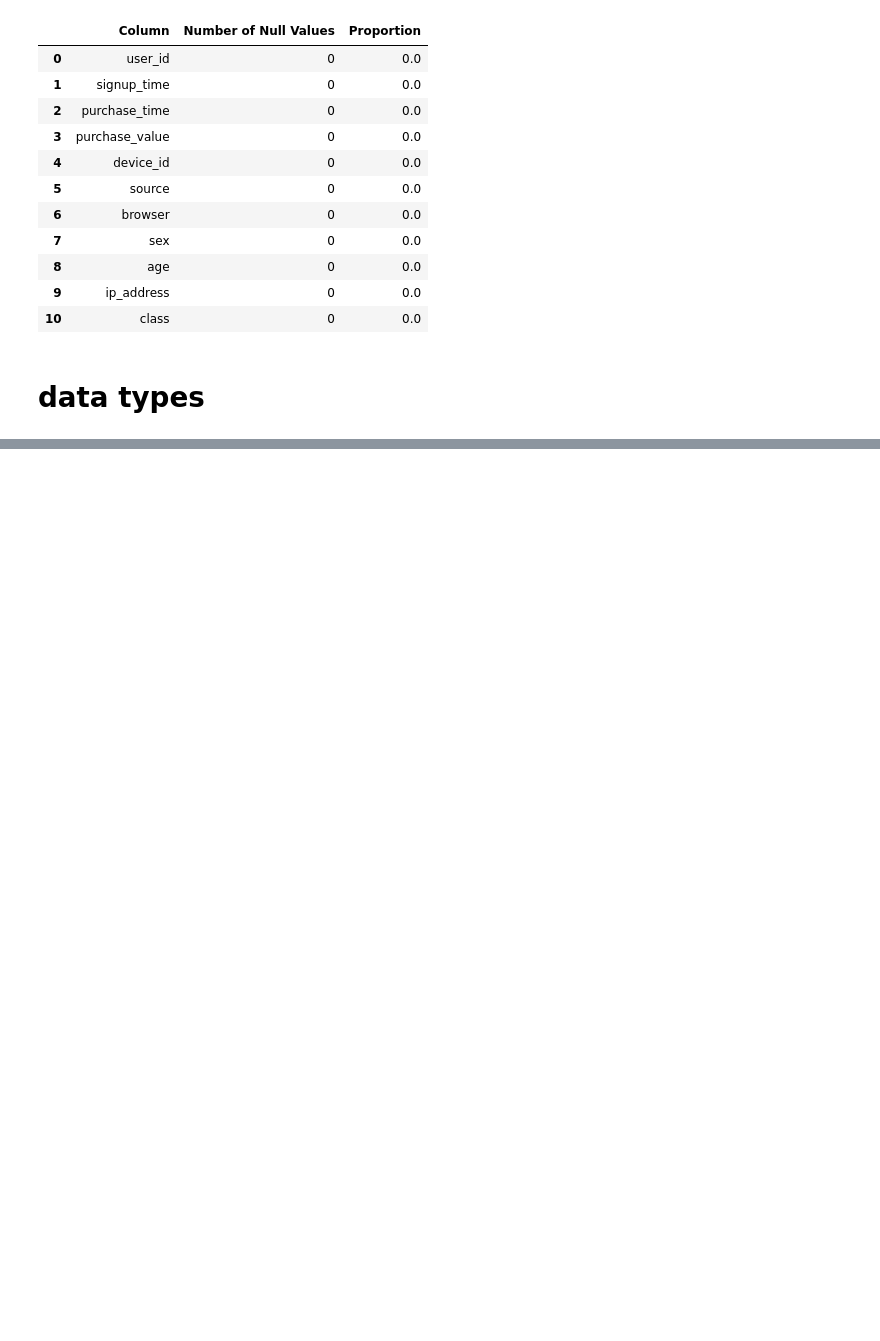
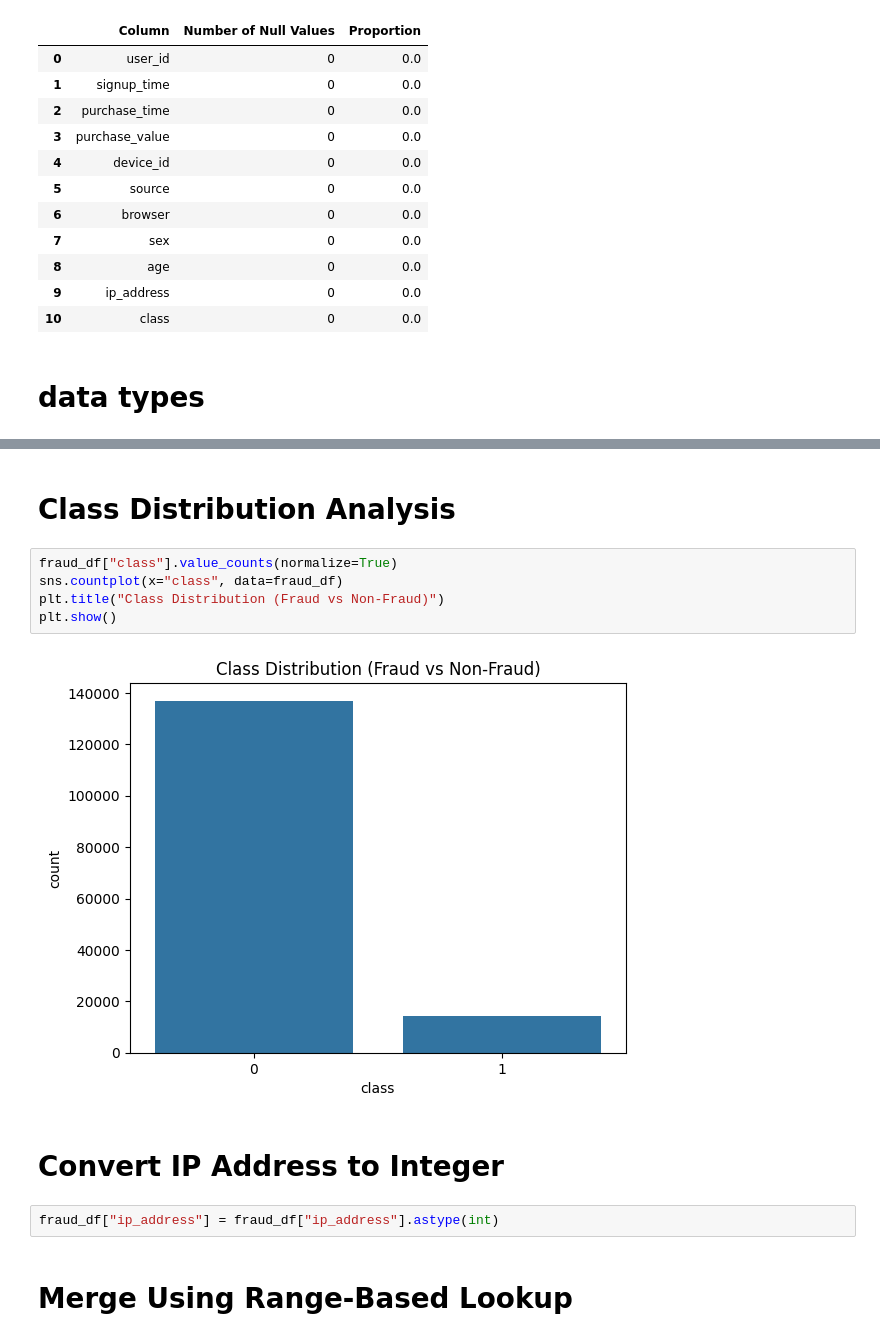
Before and after one commit to Hakima-Muktar/Adey_Innovations, a Jupyter notebook: notebook/eda-fraud-data.ipynb, the cells around one changed output, grey strips where cells are left out. Saved outputs shown, nothing was run; the diff lists cells and outputs as text; blank space fills up the shorter version.

```diff
--- a/notebook/eda-fraud-data.ipynb
+++ b/notebook/eda-fraud-data.ipynb
@@ -156,0 +189,15 @@ Index(['user_id', 'purchase_value', 'age', 'ip_address', 'class'], dtype='object
+# %% [markdown]
+# Class Distribution Analysis
+# %%
+fraud_df["class"].value_counts(normalize=True)
+sns.countplot(x="class", data=fraud_df)
+plt.title("Class Distribution (Fraud vs Non-Fraud)")
+plt.show()
+# %% [output]
+[figure, added]
+# %% [markdown]
+# Convert IP Address to Integer
+# %%
+fraud_df["ip_address"] = fraud_df["ip_address"].astype(int)
+# %% [markdown]
+# Merge Using Range-Based Lookup
```
Also changed, not shown: parts of 35 cells of this notebook.
